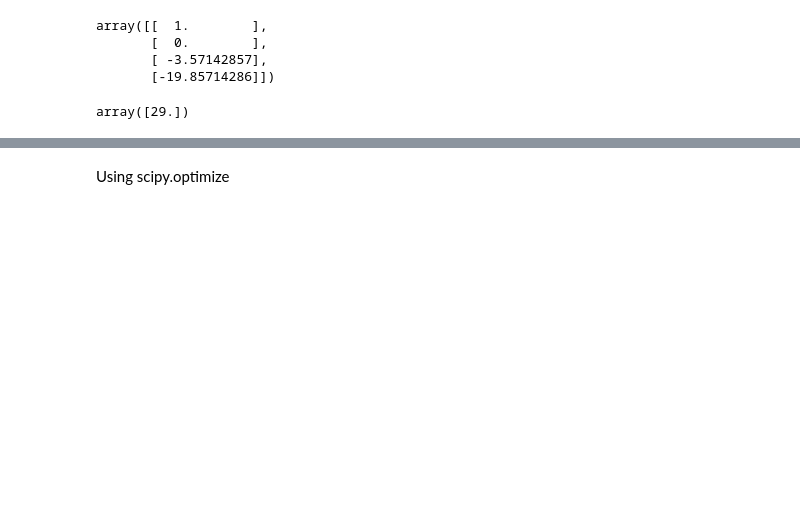
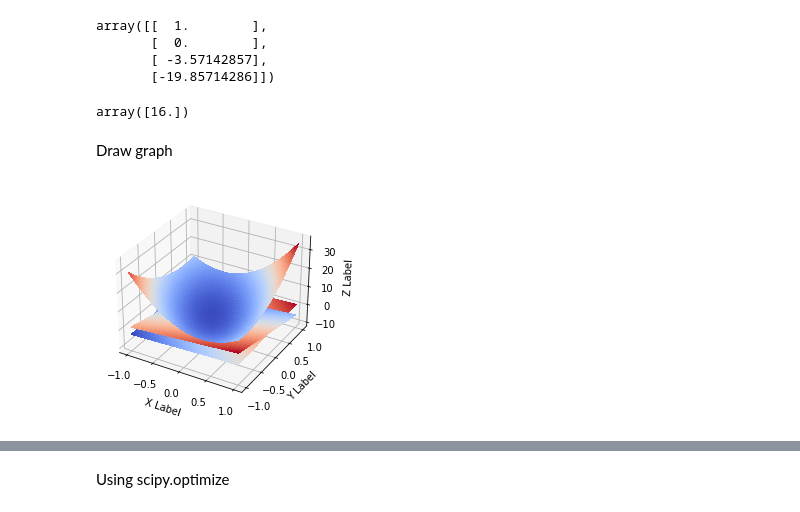
Before and after one commit to PeshangALO/AI_Math, a Jupyter notebook: assignment_2/Legrance.ipynb, the cells around one changed output, grey strips where cells are left out. Drawn from its saved outputs; the diff is of its cells as text; code cells hidden in the pictures; blank space fills up the shorter version.

Commit message:
added graph to the solution

```diff
--- a/assignment_2/Legrance.ipynb
+++ b/assignment_2/Legrance.ipynb
@@ -22,9 +22,62 @@ array([[  1.        ],
        [-19.85714286]])
 # %%
 def f(x,y):
-    return 26*x**2+10*x*y+7*y**2+x+y+2
+    return 13*x**2+10*x*y+7*y**2+x+y+2
 # %%
 
 f(*sol[:2])
 # %% [output]
-array([29.])
+array([16.])
+# %% [markdown]
+Draw graph
+# %%
+# The objective function
+def f(x,y):
+    return 13*x**2+10*x*y+7*y**2+x+y+2
+
+# Constraints function 1
+def g(x,y):
+    return 2*x - 5*y - 2
+# Constraints function 2
+def h(x,y):
+   return x + y - 1
+# %%
+import matplotlib.pyplot as plt
+from mpl_toolkits.mplot3d import Axes3D
+from matplotlib import cm
+from matplotlib.ticker import LinearLocator, FormatStrFormatter
+
+fig = plt.figure()
+ax = fig.gca(projection='3d')
+
+
+x = np.linspace(-1, 1, 1000)
+y = np.linspace(-1, 1, 1000)
+
+
+X, Y = np.meshgrid(x, y)
+
+Z = f(X,Y)
+ax.plot_surface(X, Y, Z, cmap=cm.coolwarm,
+                          linewidth=0, antialiased=False)
+
+# draw g
+Z1 = g(X,Y)
+ax.plot_surface(X, Y, Z1, cmap=cm.coolwarm,
+                            linewidth=0, antialiased=False)
+
+# draw h
+Z2 = h(X,Y)
+ax.plot_surface(X, Y, Z2, cmap=cm.coolwarm,
+                            linewidth=0, antialiased=False)
+
+# draw the solution
+ax.scatter(*sol[:2], f(*sol[:2]), c='g', marker='o')
+
+ax.set_xlabel('X Label')
+ax.set_ylabel('Y Label')
+ax.set_zlabel('Z Label')
+
+plt.show()
+# %% [output]
+[figure, added]
```
Also changed, not shown: parts of 3 cells of this notebook.
